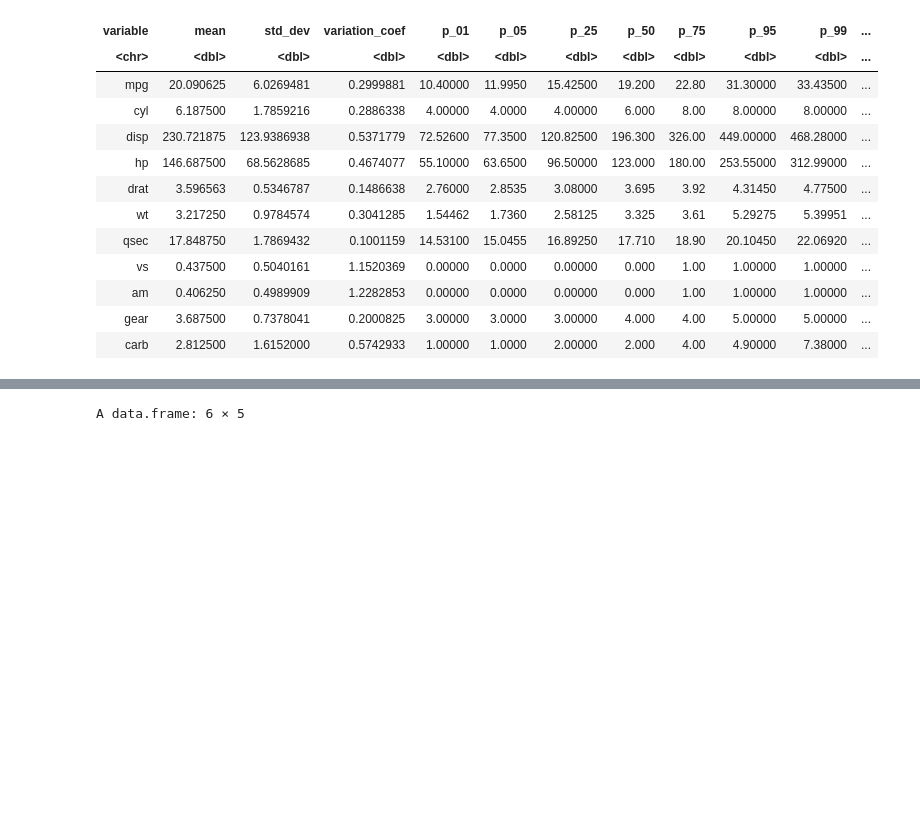
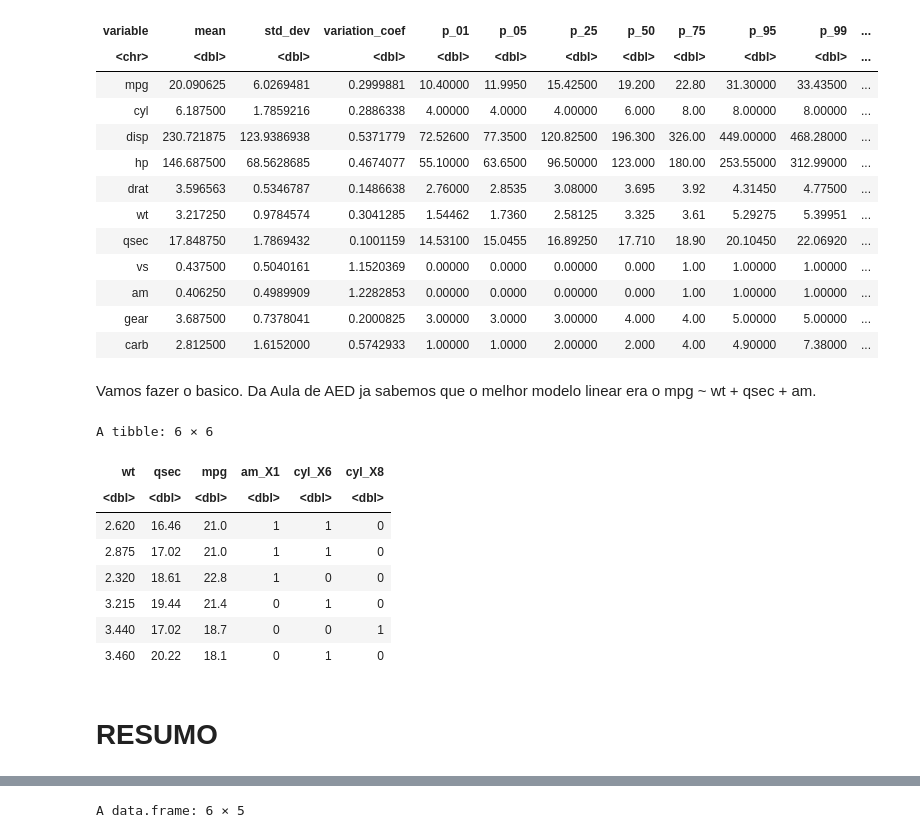
Before and after one commit to Marcelo-BDiaz/CD_2024, a Jupyter notebook: P_processamento.ipynb, the cells around one changed output, grey strips where cells are left out. Drawn from its saved outputs; the diff is of its cells as text; code cells hidden in the pictures; blank space fills up the shorter version.

```diff
--- a/P_processamento.ipynb
+++ b/P_processamento.ipynb
@@ -570,3 +580,35 @@ A data.frame: 11 × 16
 | am | 0.406250 | 0.4989909 | 1.2282853 | 0.00000 | 0.0000 | 0.00000 | 0.000 | 1.00 | 1.00000 | 1.00000 | ... |
 | gear | 3.687500 | 0.7378041 | 0.2000825 | 3.00000 | 3.0000 | 3.00000 | 4.000 | 4.00 | 5.00000 | 5.00000 | ... |
 | carb | 2.812500 | 1.6152000 | 0.5742933 | 1.00000 | 1.0000 | 2.00000 | 2.000 | 4.00 | 4.90000 | 7.38000 | ... |
+# %% [markdown]
+Vamos fazer o basico. Da Aula de AED ja sabemos que o melhor modelo linear era o mpg ~ wt + qsec + am.
+# %%
+#Primeiro passo, sabendo o modelo (lm) que iremos usar ja sabemos quais os steps basicos:
+
+# Remover variaveis de baixa variancia (não temos)
+# Imputar, preencher dados ausentes (não temos)
+# remover correlações altas entre as variaveis preditoras.
+# Decodificação (decompor fatores em colunas binarias)
+# opcional: corrigir assimetrias (não é o caso)
+
+# processe a receita a cada passo adcionado para visualisar os novas modificações
+mtcars_rec = recipe(mpg ~ wt + disp + qsec + am + cyl, data=mtcars) %>% # mesmo sabendo quais variaveis vão ser melhores, adcionei o disp e cyl para utilisar um step especifico.
+  step_mutate_at(c("am","cyl"), fn= as.factor) %>% # transformei "am" em fato, como ja esta 0 e 1 n precisa fazer dommy
+  step_corr(all_numeric_predictors(), threshold=0.85) %>% # ponto de corte de 0.85
+  step_dummy(all_factor_predictors()) %>% # poderia ter definido apena a cyl
+  prep()
+
+mtcars_p=bake(mtcars_rec, new_data = NULL)
+head(mtcars_p)
+# %% [output]
+A tibble: 6 × 6
+| wt | qsec | mpg | am_X1 | cyl_X6 | cyl_X8 |
+| <dbl> | <dbl> | <dbl> | <dbl> | <dbl> | <dbl> |
+| 2.620 | 16.46 | 21.0 | 1 | 1 | 0 |
+| 2.875 | 17.02 | 21.0 | 1 | 1 | 0 |
+| 2.320 | 18.61 | 22.8 | 1 | 0 | 0 |
+| 3.215 | 19.44 | 21.4 | 0 | 1 | 0 |
+| 3.440 | 17.02 | 18.7 | 0 | 0 | 1 |
+| 3.460 | 20.22 | 18.1 | 0 | 1 | 0 |
+# %% [markdown]
+# RESUMO
```
Also changed, not shown: parts of 10 cells of this notebook.
